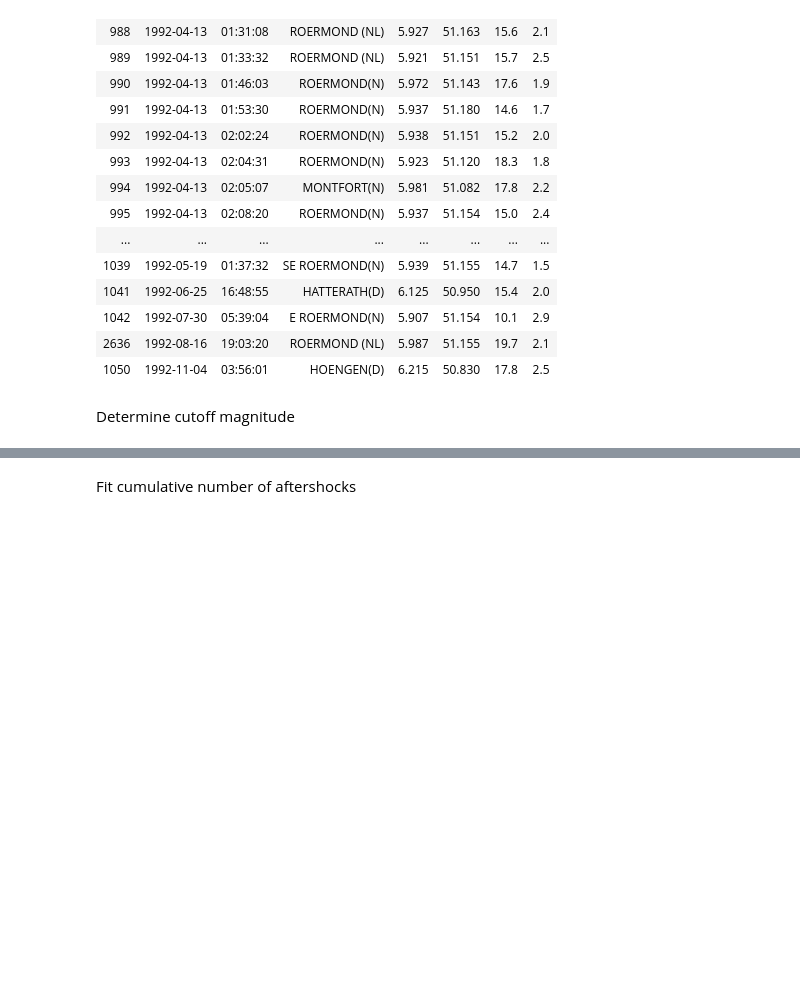
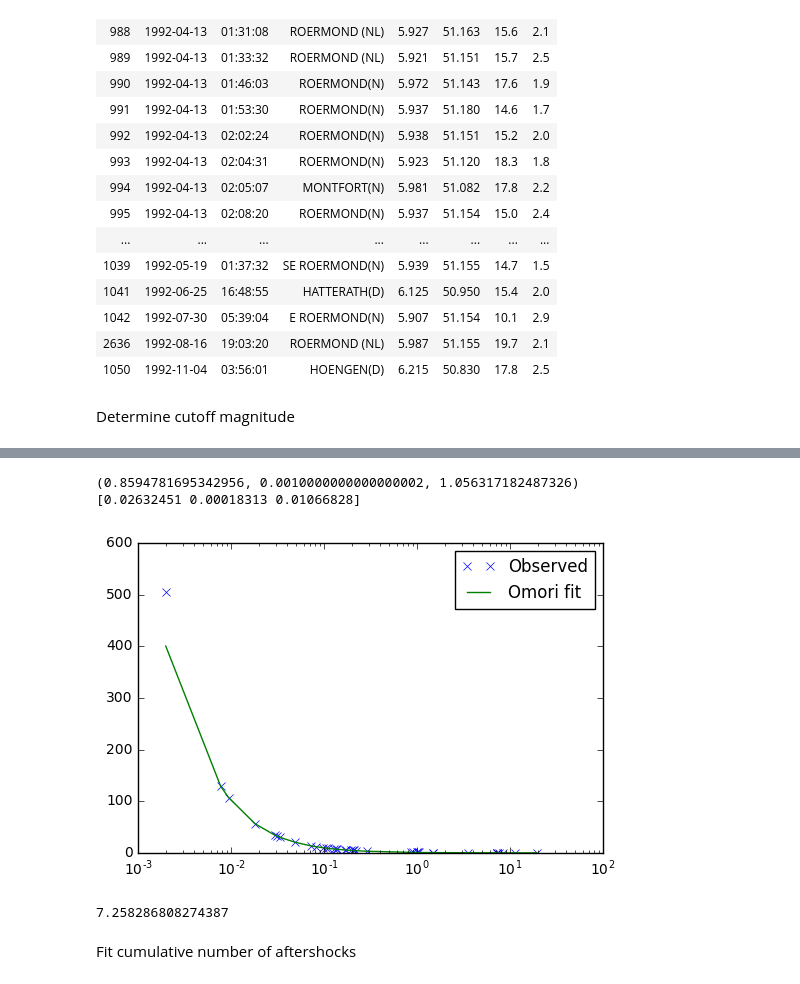
Before and after one commit to ROB-Seismology/eqcatalog, a Jupyter notebook: notebooks/[Aftershocks] Fit Omori.ipynb, the cells around one changed output, grey strips where cells are left out. Cells and saved outputs as stored; diff of their text form; code cells hidden in the pictures; blank space fills up the shorter version.

```diff
--- a/notebooks/[Aftershocks] Fit Omori.ipynb
+++ b/notebooks/[Aftershocks] Fit Omori.ipynb
@@ -115,2 +150,23 @@ mol.get_num_aftershocks(0.5)
+# %%
+popt, perr = omori.OmoriLaw.fit_rate(delta_t2[1:], observed_rate[1:], initial_guess=(1,0.01, 1.2))
+K, c, p = popt
+print(K, c, p)
+print(perr)
+# %% [output]
+(0.8594781695342956, 0.0010000000000000002, 1.056317182487326)
+[0.02632451 0.00018313 0.01066828]
+# %%
+mol = omori.OmoriLaw(K, c, p, Mc)
+pylab.semilogx(delta_t2, observed_rate, 'x', label='Observed')
+predicted_rate = mol.get_aftershock_rate(delta_t2)
+pylab.semilogx(delta_t2, predicted_rate, label='Omori fit')
+pylab.legend()
+pylab.show()
+# %% [output]
+[figure, added]
+# %%
+print(mol.get_num_aftershocks(1))
+# %% [output]
+7.258286808274387
 # %% [markdown]
 Fit cumulative number of aftershocks
```
Also changed, not shown: parts of 25 cells of this notebook, 1 other file.
